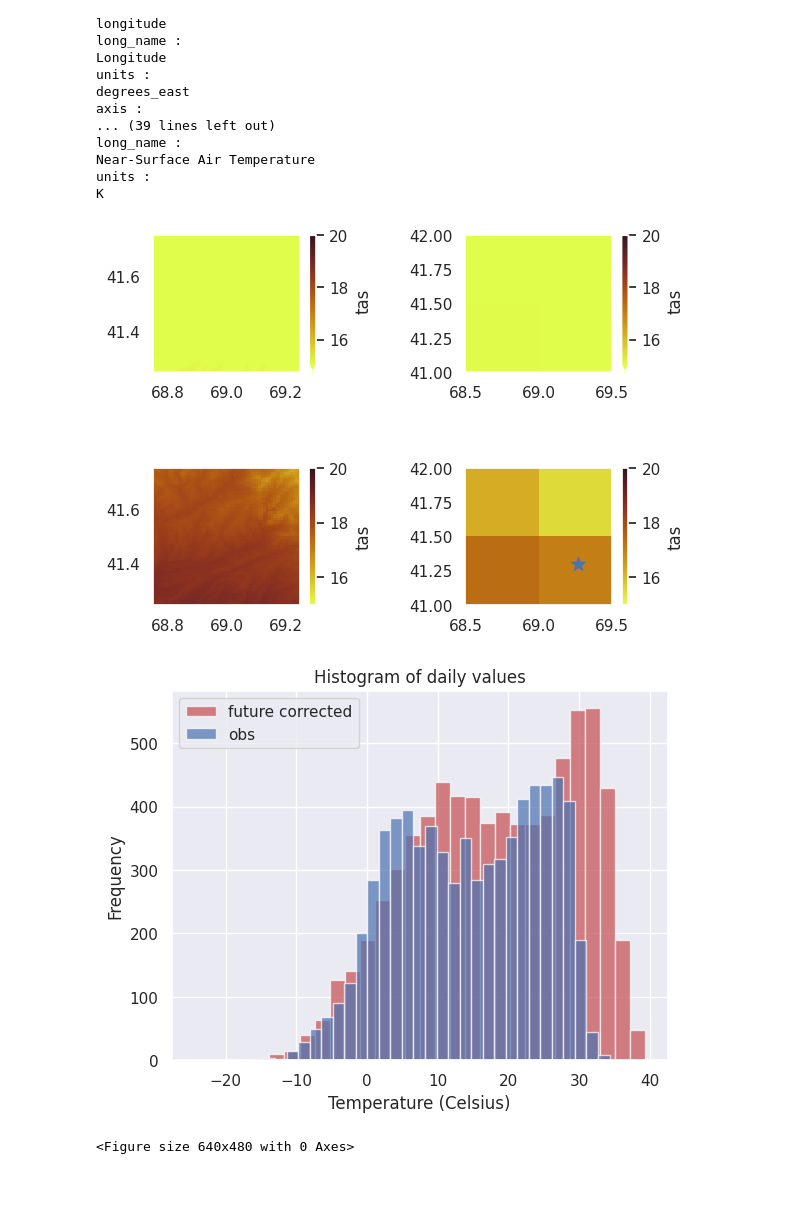
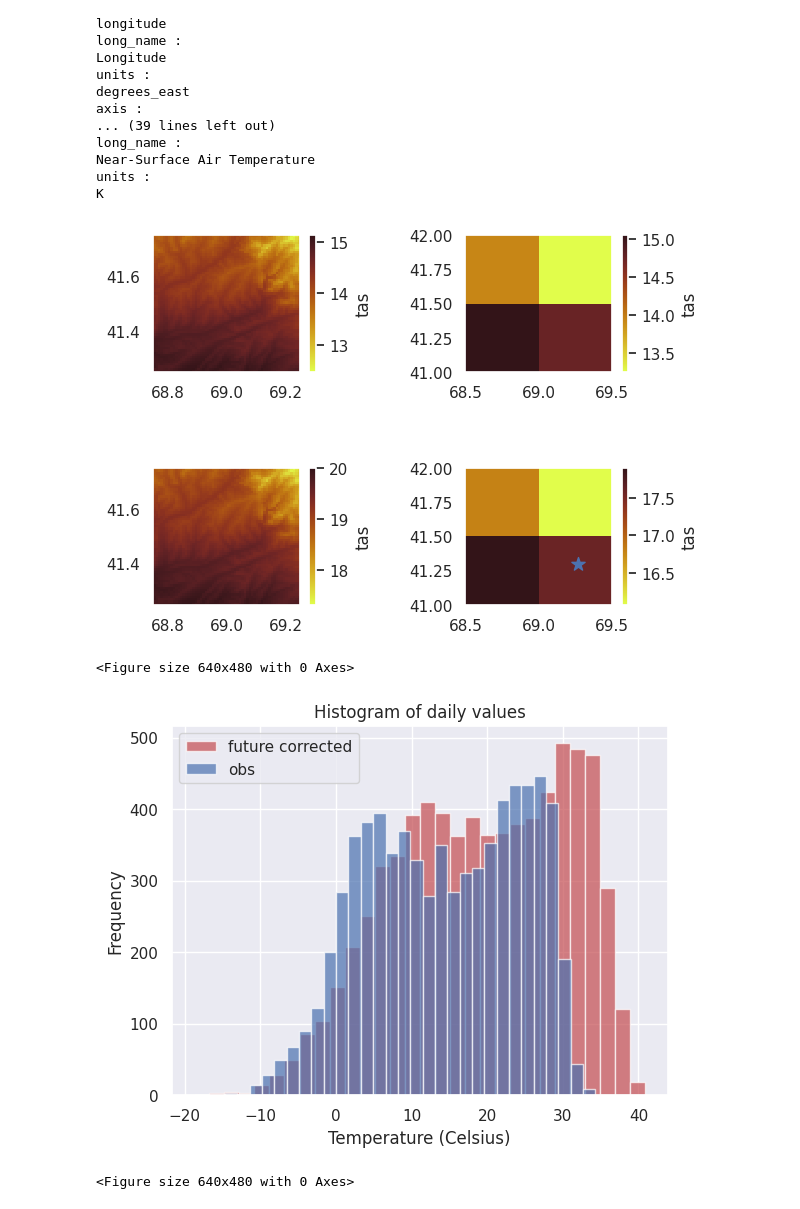
Before and after one commit to bijanf/ESD_Workshop, a Jupyter notebook: Downscaling_Workshop.ipynb, the cells around one changed output. Drawn from its saved outputs; the diff is of its cells as text; code cells hidden in the pictures.

```diff
--- a/Downscaling_Workshop.ipynb
+++ b/Downscaling_Workshop.ipynb
@@ -65,7 +188,7 @@ lon0=68.75
 lon1=69.25
 
 
-ssp="ssp370"
+ssp="ssp585" # ssp126 ssp370
 var="tas"
 lon_slice = slice(lon0, lon1) #90
 lat_slice = slice(lat0, lat1) #60
@@ -110,8 +239,9 @@ holdout_subset = holdout_subset.resample(time='1d').mean().load(scheduler='threa
 ##########################################################
 model = PointWiseDownscaler(BcsdTemperature(return_anoms=False))
    #    model
-train_subset = train_subset.fillna(-300)
-obs_subset = obs_subset.fillna(-300)
+#train_subset = train_subset.fillna(-9999)
+#obs_subset = obs_subset.fillna(-9999)
+# train the model for 1980 - 1999
 model.fit(train_subset, obs_subset_new)
 
 
@@ -131,7 +261,7 @@ predicted = model.predict(holdout_subset).load()
 #               Save the results
 ##########################################################
 #name = 'predicted_'+str(int(holdout_slice.start))+'_'+str(int(holdout_slice.stop))+'_'+ssp+'.nc'
-predicted.to_netcdf("prediction_ssp.nc")
+predicted.to_netcdf("prediction_ssp585.nc")
 # %% [output]
 (7305, 60, 60)
 -------------------
@@ -220,38 +352,39 @@ K
 # %%
 # Calculate the time average for each data array
 obs_subset_mean = obs_subset.mean(dim='time') -273.15
 ds_model_hist_mean = ds_model_hist.sel(time=train_slice).mean(dim='time') -273.15
 predicted_mean = predicted.mean(dim='time')-273.15
 ds_model_ssp_mean = ds_model_ssp.mean(dim='time')-273.15
 
 # Plot the time average as a pcolormesh for each data array
 fig, ((ax1,ax2),(ax3,ax4)) = plt.subplots(nrows=2, ncols=2)
-obs_subset_mean.plot.pcolormesh(ax=ax1,x="lon", y="lat",cmap=cmocean.cm.solar_r, vmin=15, vmax=20)
-ds_model_hist_mean.plot.pcolormesh(ax=ax2,x="lon", y="lat",cmap=cmocean.cm.solar_r, vmin=15, vmax=20)
-predicted_mean.plot.pcolormesh(ax=ax3,x="lon", y="lat",cmap=cmocean.cm.solar_r, vmin=15, vmax=20)
-ds_model_ssp_mean.plot.pcolormesh(ax=ax4,x="lon", y="lat",cmap=cmocean.cm.solar_r, vmin=15, vmax=20)
+obs_subset_mean.plot.pcolormesh(ax=ax1,x="lon", y="lat",cmap=cmocean.cm.solar_r)#, vmin=15, vmax=20)
+ds_model_hist_mean.plot.pcolormesh(ax=ax2,x="lon", y="lat",cmap=cmocean.cm.solar_r)#, vmin=15, vmax=20)
+predicted_mean.plot.pcolormesh(ax=ax3,x="lon", y="lat",cmap=cmocean.cm.solar_r)#, vmin=15, vmax=20)
+ds_model_ssp_mean.plot.pcolormesh(ax=ax4,x="lon", y="lat",cmap=cmocean.cm.solar_r)#, vmin=15, vmax=20)
 
 # Plot the coordinates of Tashkent with a star marker
 ax4.scatter(69.2666656, 41.2999988 , marker="*", color="b", s=100)
 
 # Adjust the spacing between subplots
 plt.subplots_adjust(hspace=0.7, wspace=0.7)
 ax1.set_xlabel('')
 #ax1.set_title('Observation')
 
 ax2.set_xlabel('')
 ax3.set_xlabel('')
 ax4.set_xlabel('')
 
 ax1.set_ylabel('')
 ax2.set_ylabel('')
 ax3.set_ylabel('')
 ax4.set_ylabel('')
 
 plt.show()
 plt.savefig("Maps.png", dpi=250)
 # %% [output]
-[figure, old version]
+[figure, new version]
+<Figure size 640x480 with 0 Axes>
 # %%
 import matplotlib.pyplot as plt
 
@@ -279,5 +412,5 @@ plt.title('Histogram of daily values')
 plt.show()
 plt.savefig("histograms.png", dpi=250)
 # %% [output]
-[figure, old version]
+[figure, new version]
 <Figure size 640x480 with 0 Axes>
```
Also changed, not shown: parts of 38 cells of this notebook.
